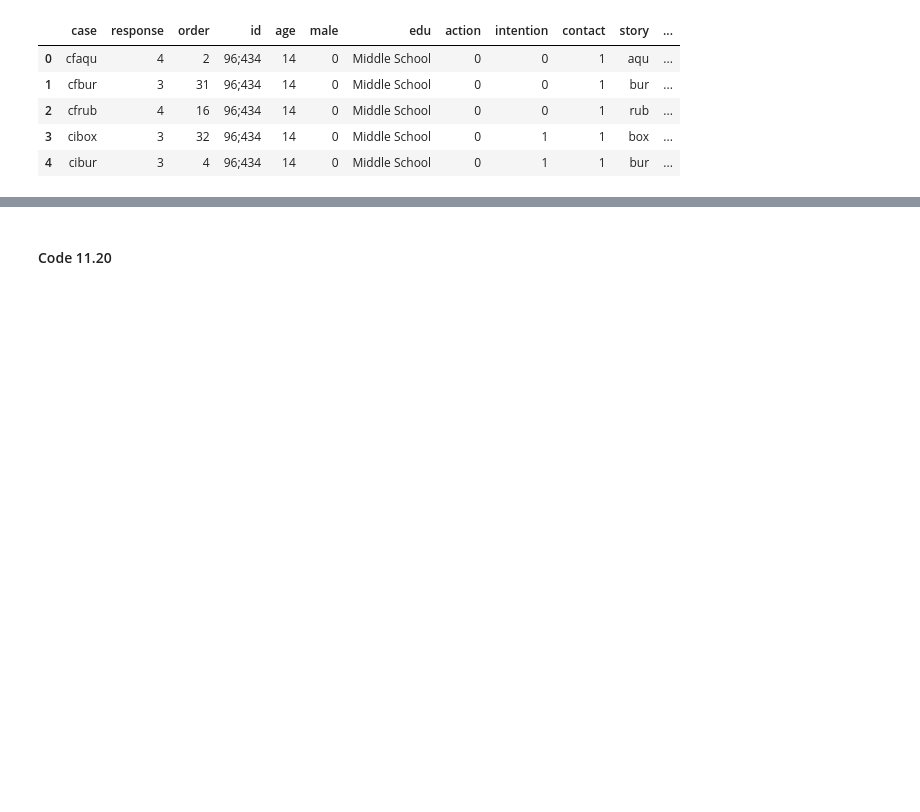
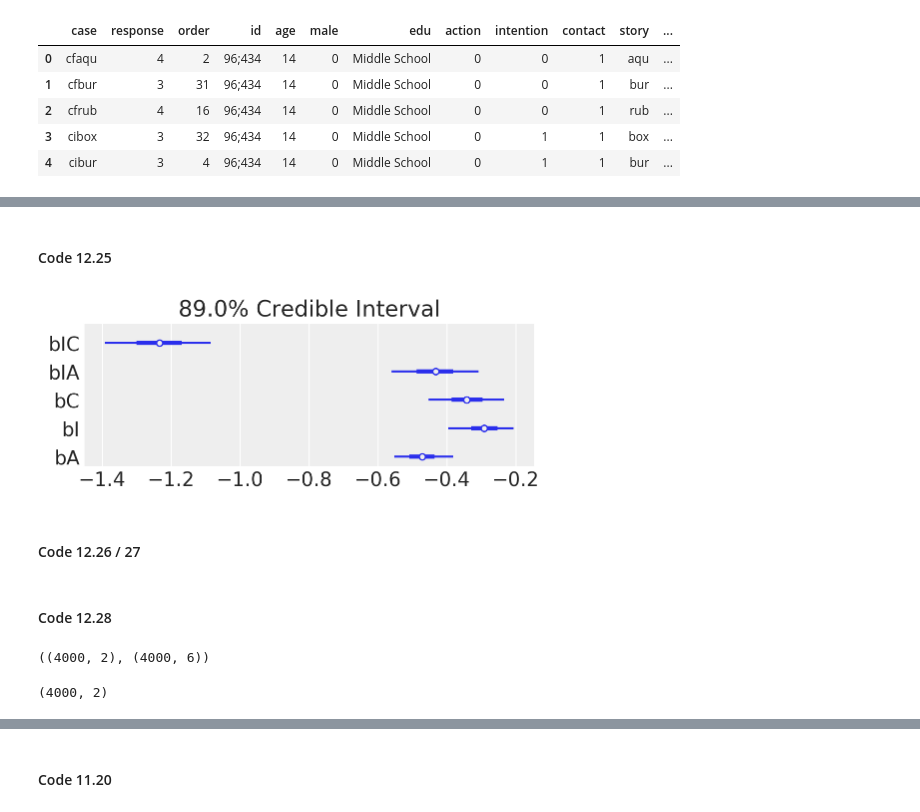
Before and after one commit to pymc-devs/pymc-resources, a Jupyter notebook: Rethinking_2/Chp_12.ipynb, the cells around one changed output, grey strips where cells are left out. Cells and saved outputs as stored; diff of their text form; code cells hidden in the pictures; blank space fills up the shorter version.

Commit message:
Started ordered outcomes section

```diff
--- a/Rethinking_2/Chp_12.ipynb
+++ b/Rethinking_2/Chp_12.ipynb
@@ -510,0 +307,11 @@ pp_cum_df = (pd.melt(
+# %%
+with pm.Model() as m12_4:
+    cutpoints = pm.Normal(
+        'cutpoints', 0., 1.5,
+        transform=pm.distributions.transforms.ordered,
+        shape=6, testval=np.arange(6) - 2.5)
+
+    R = pm.OrderedLogistic(
+        'R', 0., cutpoints,
+        observed=trolley_df.response.values - 1
+    )
@@ -510,0 +379,30 @@ pp_cum_df = (pd.melt(
+# %%
+R = trolley_df.response.values - 1
+
+with pm.Model() as m12_5:
+    cutpoints = pm.Normal(
+        'cutpoints', 0., 1.5,
+        transform=pm.distributions.transforms.ordered,
+        shape=6, testval=np.arange(6) - 2.5)
+    bA = pm.Normal('bA', 0., 0.5)
+    bC = pm.Normal('bC', 0., 0.5)
+    bI = pm.Normal('bI', 0., 0.5)
+    bIA = pm.Normal('bIA', 0., 0.5)
+    bIC = pm.Normal('bIC', 0., 0.5)
+
+    A = pm.Data("A", trolley_df.action.values)
+    I = pm.Data("I", trolley_df.intention.values)
+    C = pm.Data("C", trolley_df.contact.values)
+
+    BI = bI + bIA * A + bIC * C
+    phi = pm.Deterministic("phi", bA * A + bC * C + BI * I)
+
+    resp_obs = pm.OrderedLogistic(
+        'resp_obs', phi, cutpoints,
+        observed=R
+    )
+
+    trace_12_5 = pm.sample(random_seed=RANDOM_SEED)
+
+idata = az.from_pymc3(trace_12_5)
+az.summary(idata, var_names=["bIC", "bIA", "bC", "bI", "bA"], round_to=2)
@@ -510,0 +429,18 @@ pp_cum_df = (pd.melt(
+# %% [markdown]
+#### Code 12.25
+# %%
+az.plot_forest(idata, var_names=["bIC", "bIA", "bC", "bI", "bA"], figsize=(5, 2), combined=True);
+# %% [output]
+[figure, added]
+# %% [markdown]
+#### Code 12.26 / 27
+# %% [markdown]
+#### Code 12.28
+# %%
+pp_phi.shape, trace_12_5["cutpoints"].shape
+# %% [output]
+((4000, 2), (4000, 6))
+# %%
+pp_resp.shape
+# %% [output]
+(4000, 2)
```
Also changed, not shown: parts of 96 cells of this notebook, 1 other file.
